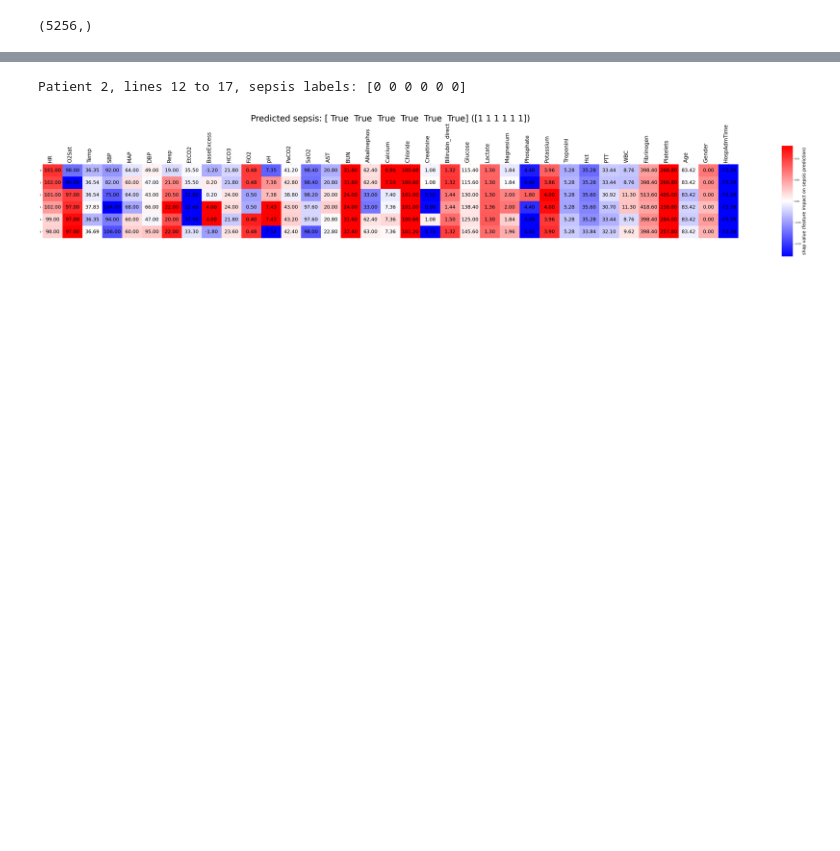
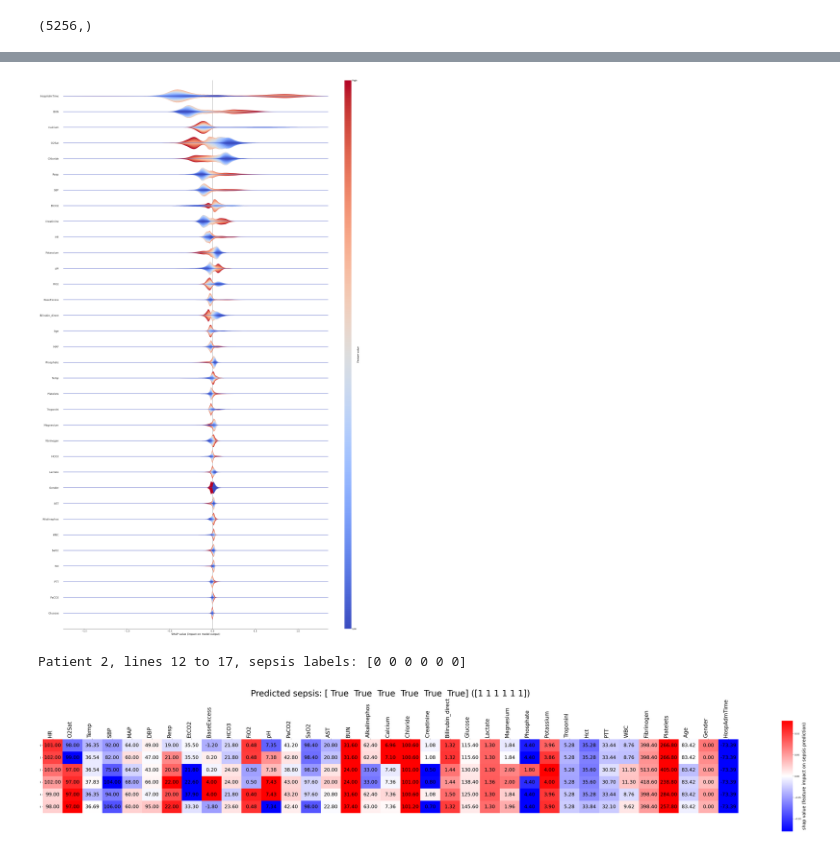
Before and after one commit to DaAdri/sepsis_prediction, a Jupyter notebook: XGBoost_model.ipynb, the cells around one changed output, grey strips where cells are left out. Saved outputs shown, nothing was run; the diff lists cells and outputs as text; code cells hidden in the pictures; blank space fills up the shorter version.

Commit message:
Add violin visu to others and fixes

```diff
--- a/XGBoost_model.ipynb
+++ b/XGBoost_model.ipynb
@@ -676,6 +684,10 @@ for i in range(1,int(len(predictions))):
 5219 change
 5219 diff
 5220 change
+# %%
+shap.plots.violin(shap_values_all, features=X_test[:shap_values_all.shape[0]], feature_names=features, max_display=-1, plot_type="layered_violin", plot_size=(30, 50))
+# %% [output]
+[figure, added]
 # %%
 threshold = 0.7
 patient=2 # = 27 for other notebooks apparently
```
Also changed, not shown: parts of 17 cells of this notebook.
